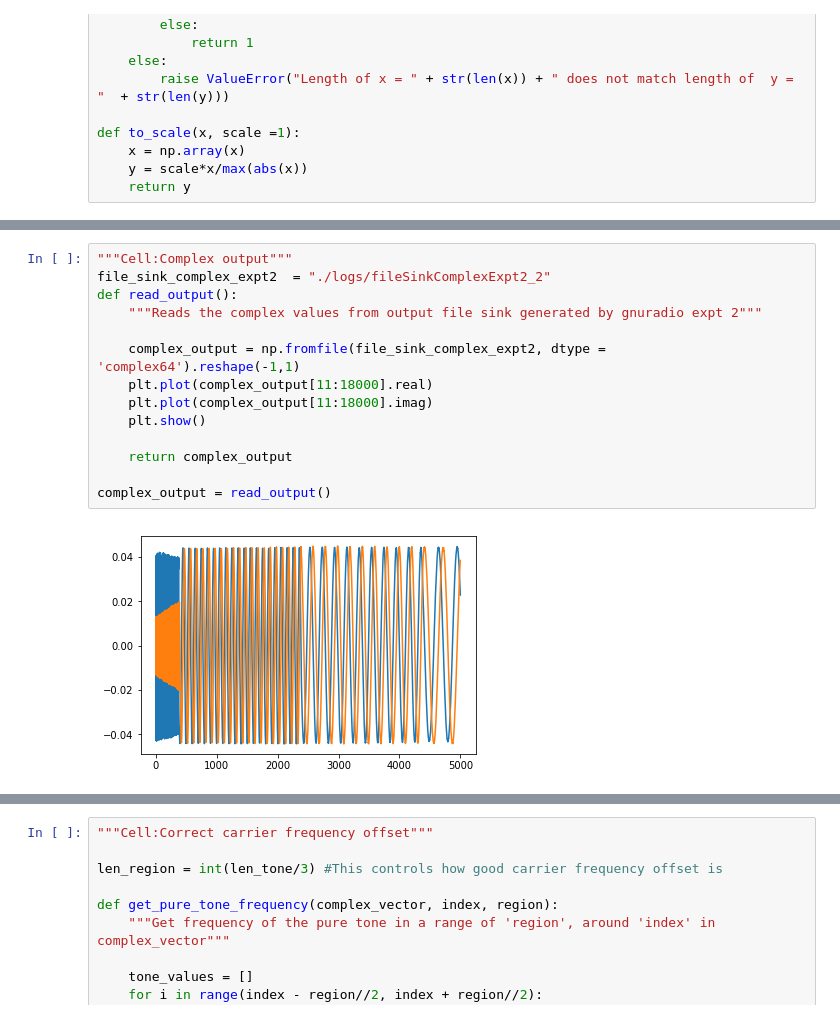
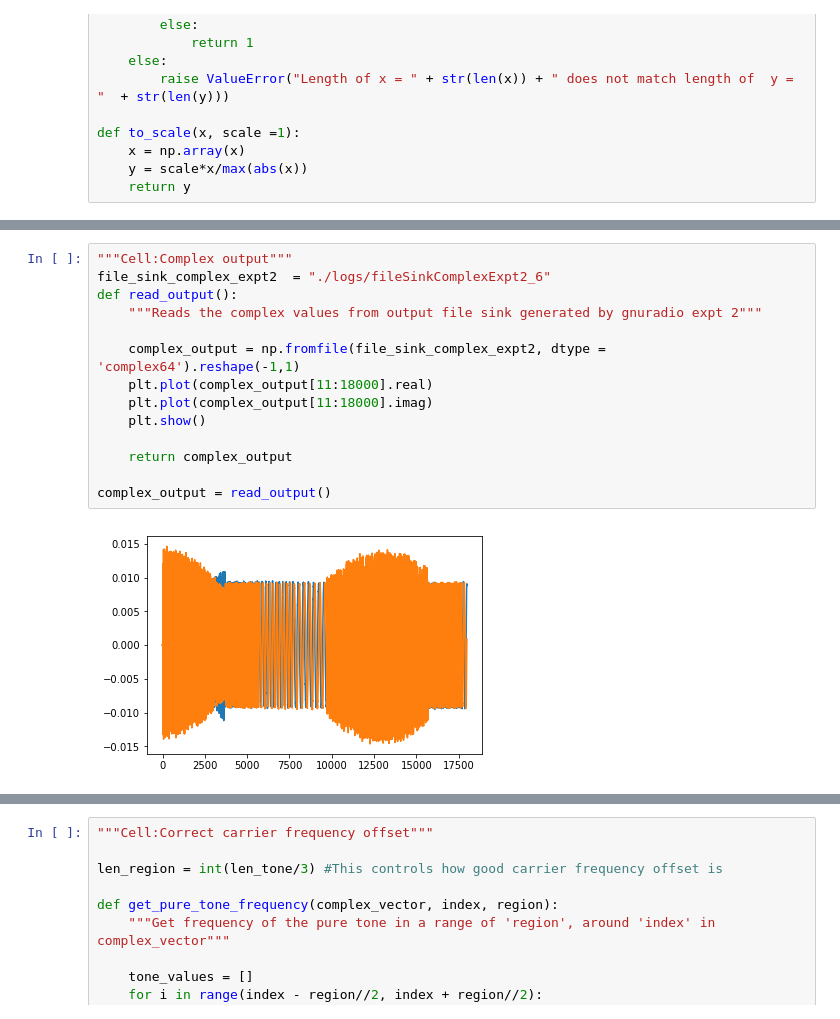
Before and after one commit to jain-nikunj/channel-estimation, a Jupyter notebook: channelEstimation4.py.ipynb, the cells around one changed output, grey strips where cells are left out. Drawn from its saved outputs; the diff is of its cells as text.

```diff
--- a/channelEstimation4.py.ipynb
+++ b/channelEstimation4.py.ipynb
@@ -119,20 +119,20 @@ for key in correlation_dict:
 1666.6666666666667 4200
 # %%
 """Cell:Complex output"""
-file_sink_complex_expt2  = "./logs/fileSinkComplexExpt2_2"
+file_sink_complex_expt2  = "./logs/fileSinkComplexExpt2_6"
 def read_output():
     """Reads the complex values from output file sink generated by gnuradio expt 2"""
 
     complex_output = np.fromfile(file_sink_complex_expt2, dtype = 'complex64').reshape(-1,1)
     plt.plot(complex_output[11:18000].real)
     plt.plot(complex_output[11:18000].imag)
     plt.show()
 
     return complex_output
 
 complex_output = read_output()
 # %% [output]
-[figure, old version]
+[figure, new version]
 # %%
 """Cell:Output segmentation"""
 
```
Also changed, not shown: parts of 9 cells of this notebook.
